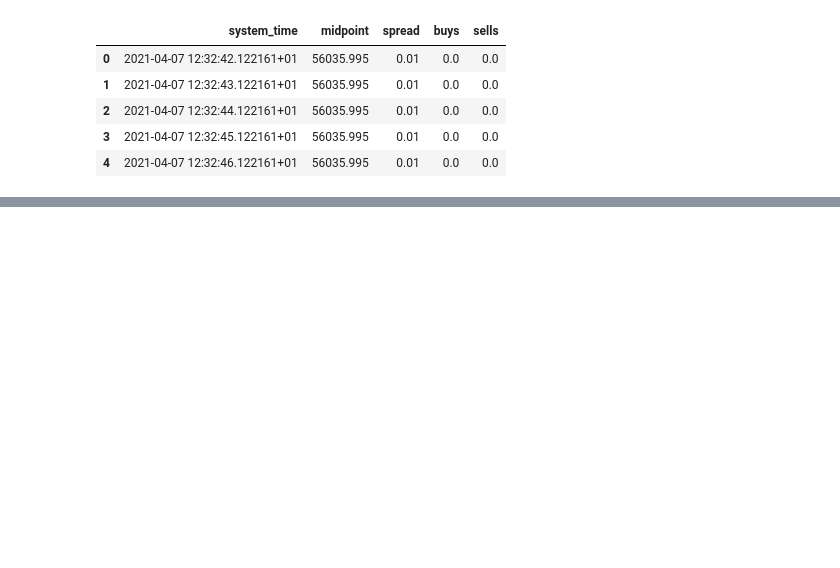
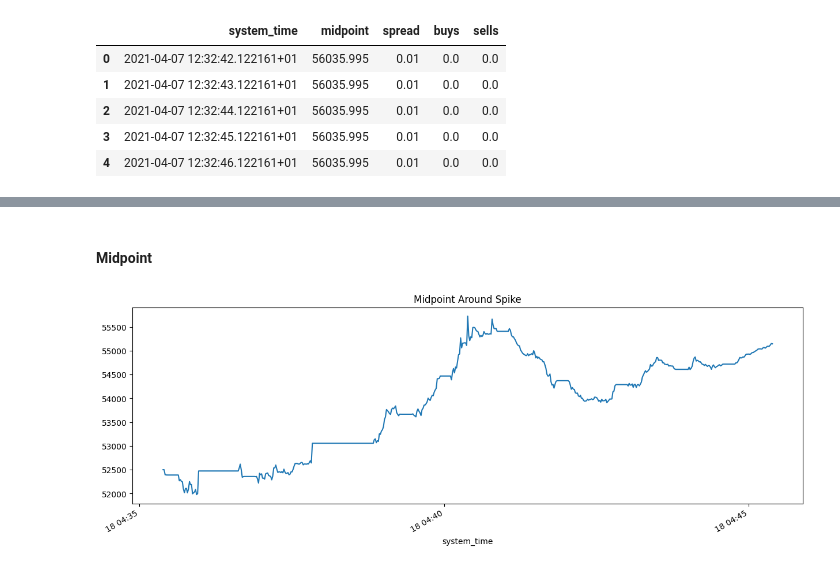
Before and after one commit to nicky5851/execution-simulator, a Jupyter notebook: notebooks/01_spread_analysis.ipynb, the cells around one changed output, grey strips where cells are left out. Drawn from its saved outputs; the diff is of its cells as text; code cells hidden in the pictures; blank space fills up the shorter version.

```diff
--- a/notebooks/01_spread_analysis.ipynb
+++ b/notebooks/01_spread_analysis.ipynb
@@ -12,0 +79,9 @@ df.head()
+# %% [markdown]
+#### Midpoint
+# %%
+plt.figure(figsize=(15,5))
+window['midpoint'].plot()
+plt.title("Midpoint Around Spike")
+plt.show()
+# %% [output]
+[figure, added]
```
Also changed, not shown: parts of 12 cells of this notebook, 1 other file.
